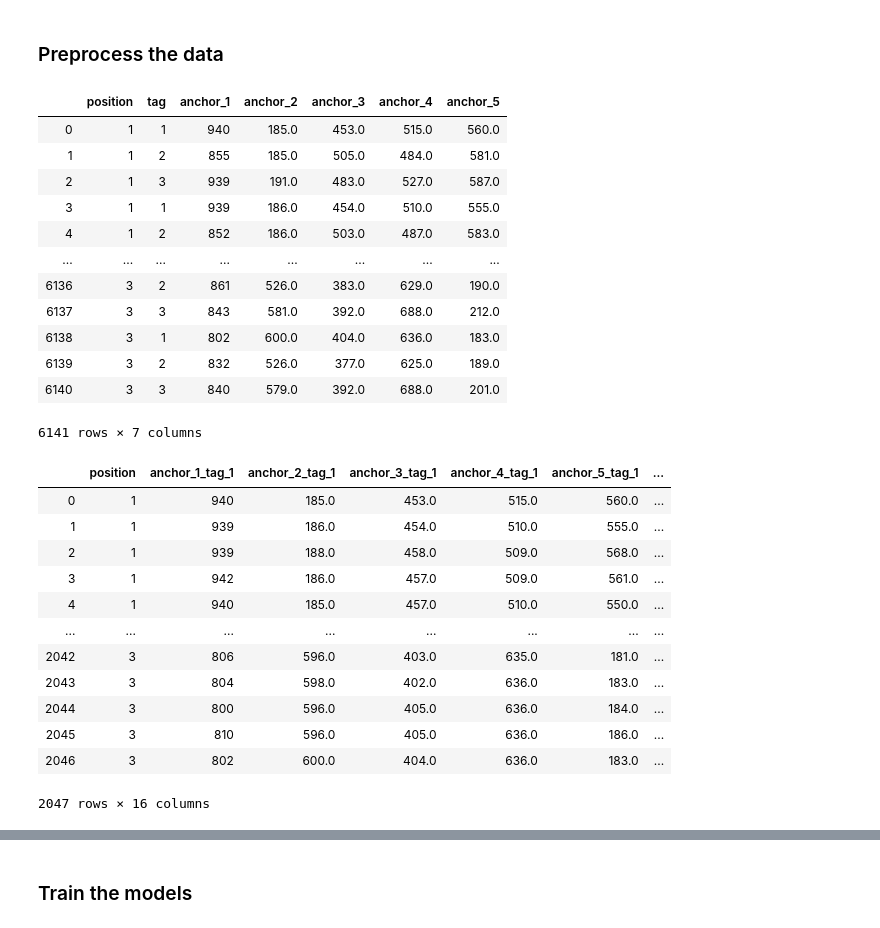
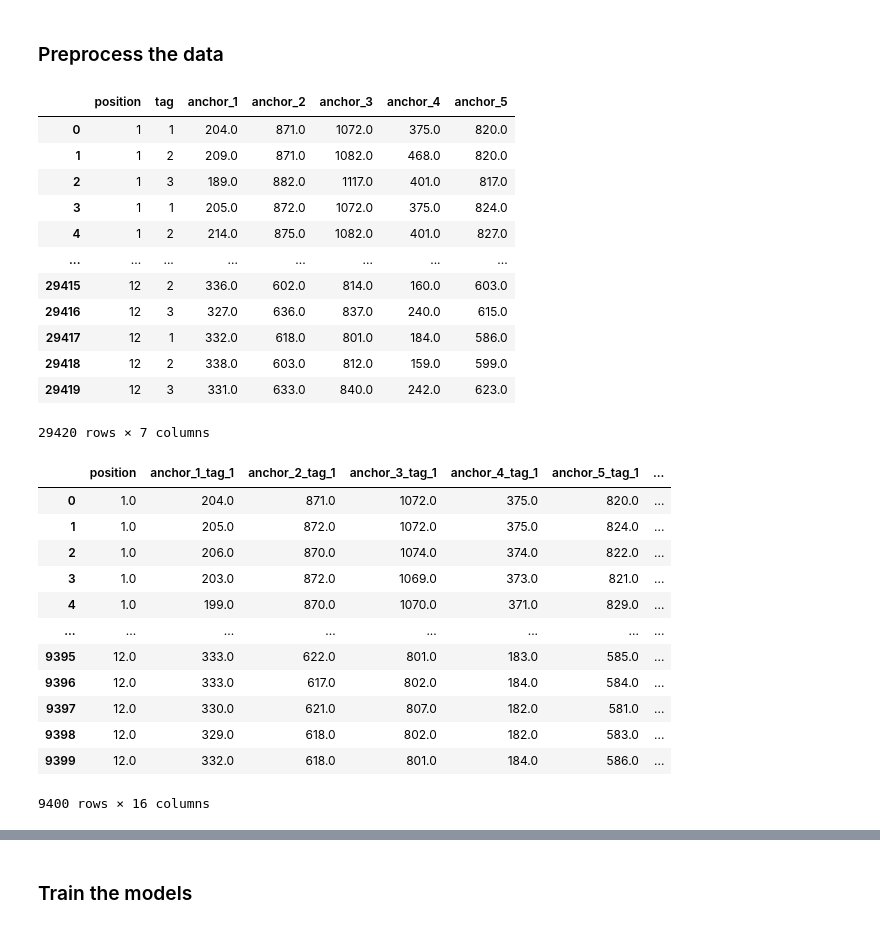
Before and after one commit to shariqak14/indoor_localization, a Jupyter notebook: indoor_localization.ipynb, the cells around one changed output, grey strips where cells are left out. Saved outputs shown, nothing was run; the diff lists cells and outputs as text; code cells hidden in the pictures.

```diff
--- a/indoor_localization.ipynb
+++ b/indoor_localization.ipynb
@@ -56,38 +56,43 @@ The lab_black extension is already loaded. To reload it, use:
 ### Preprocess the data
 # %%
 data = (
-    pd.read_csv("position_logs.csv")
-    .query("marker % 2 == 0 and marker < 6")
+    pd.read_csv("position_log_v2.csv")
+    .query("marker % 2 == 0")
+    .drop(["x", "y", "z", "anchors", "time"], axis=1)
     .reset_index(drop=True)
 )
 
-data.marker = data.marker.map({j: i + 1 for i, j in enumerate(data.marker.unique())})
+data["tag"] = data["tag"].replace(52630, 3)
+
+data["marker"] = data["marker"].map(
+    {j: i + 1 for i, j in enumerate(data.marker.unique())}
+)
 
 data.columns = [
     "position",
     "tag",
     "anchor_1",
     "anchor_2",
     "anchor_3",
     "anchor_4",
     "anchor_5",
 ]
 
 data
 # %% [output]
 |  | position | tag | anchor_1 | anchor_2 | anchor_3 | anchor_4 | anchor_5 |
-| 0 | 1 | 1 | 940 | 185.0 | 453.0 | 515.0 | 560.0 |
-| 1 | 1 | 2 | 855 | 185.0 | 505.0 | 484.0 | 581.0 |
-| 2 | 1 | 3 | 939 | 191.0 | 483.0 | 527.0 | 587.0 |
-| 3 | 1 | 1 | 939 | 186.0 | 454.0 | 510.0 | 555.0 |
-| 4 | 1 | 2 | 852 | 186.0 | 503.0 | 487.0 | 583.0 |
+| 0 | 1 | 1 | 204.0 | 871.0 | 1072.0 | 375.0 | 820.0 |
+| 1 | 1 | 2 | 209.0 | 871.0 | 1082.0 | 468.0 | 820.0 |
+| 2 | 1 | 3 | 189.0 | 882.0 | 1117.0 | 401.0 | 817.0 |
+| 3 | 1 | 1 | 205.0 | 872.0 | 1072.0 | 375.0 | 824.0 |
+| 4 | 1 | 2 | 214.0 | 875.0 | 1082.0 | 401.0 | 827.0 |
 | ... | ... | ... | ... | ... | ... | ... | ... |
-| 6136 | 3 | 2 | 861 | 526.0 | 383.0 | 629.0 | 190.0 |
-| 6137 | 3 | 3 | 843 | 581.0 | 392.0 | 688.0 | 212.0 |
-| 6138 | 3 | 1 | 802 | 600.0 | 404.0 | 636.0 | 183.0 |
-| 6139 | 3 | 2 | 832 | 526.0 | 377.0 | 625.0 | 189.0 |
-| 6140 | 3 | 3 | 840 | 579.0 | 392.0 | 688.0 | 201.0 |
+| 29415 | 12 | 2 | 336.0 | 602.0 | 814.0 | 160.0 | 603.0 |
+| 29416 | 12 | 3 | 327.0 | 636.0 | 837.0 | 240.0 | 615.0 |
+| 29417 | 12 | 1 | 332.0 | 618.0 | 801.0 | 184.0 | 586.0 |
+| 29418 | 12 | 2 | 338.0 | 603.0 | 812.0 | 159.0 | 599.0 |
+| 29419 | 12 | 3 | 331.0 | 633.0 | 840.0 | 242.0 | 623.0 |
-6141 rows × 7 columns
+29420 rows × 7 columns
 # %%
 position = data.query("tag == 1").loc[:, ["position"]].reset_index(drop=True)
 
@@ -111,16 +116,16 @@ data = position.join([data_tag_1, data_tag_2, data_tag_3])
 data
 # %% [output]
 |  | position | anchor_1_tag_1 | anchor_2_tag_1 | anchor_3_tag_1 | anchor_4_tag_1 | anchor_5_tag_1 | ... |
-| 0 | 1 | 940 | 185.0 | 453.0 | 515.0 | 560.0 | ... |
-| 1 | 1 | 939 | 186.0 | 454.0 | 510.0 | 555.0 | ... |
-| 2 | 1 | 939 | 188.0 | 458.0 | 509.0 | 568.0 | ... |
-| 3 | 1 | 942 | 186.0 | 457.0 | 509.0 | 561.0 | ... |
-| 4 | 1 | 940 | 185.0 | 457.0 | 510.0 | 550.0 | ... |
+| 0 | 1.0 | 204.0 | 871.0 | 1072.0 | 375.0 | 820.0 | ... |
+| 1 | 1.0 | 205.0 | 872.0 | 1072.0 | 375.0 | 824.0 | ... |
+| 2 | 1.0 | 206.0 | 870.0 | 1074.0 | 374.0 | 822.0 | ... |
+| 3 | 1.0 | 203.0 | 872.0 | 1069.0 | 373.0 | 821.0 | ... |
+| 4 | 1.0 | 199.0 | 870.0 | 1070.0 | 371.0 | 829.0 | ... |
 | ... | ... | ... | ... | ... | ... | ... | ... |
-| 2042 | 3 | 806 | 596.0 | 403.0 | 635.0 | 181.0 | ... |
-| 2043 | 3 | 804 | 598.0 | 402.0 | 636.0 | 183.0 | ... |
-| 2044 | 3 | 800 | 596.0 | 405.0 | 636.0 | 184.0 | ... |
-| 2045 | 3 | 810 | 596.0 | 405.0 | 636.0 | 186.0 | ... |
-| 2046 | 3 | 802 | 600.0 | 404.0 | 636.0 | 183.0 | ... |
+| 9395 | 12.0 | 333.0 | 622.0 | 801.0 | 183.0 | 585.0 | ... |
+| 9396 | 12.0 | 333.0 | 617.0 | 802.0 | 184.0 | 584.0 | ... |
+| 9397 | 12.0 | 330.0 | 621.0 | 807.0 | 182.0 | 581.0 | ... |
+| 9398 | 12.0 | 329.0 | 618.0 | 802.0 | 182.0 | 583.0 | ... |
+| 9399 | 12.0 | 332.0 | 618.0 | 801.0 | 184.0 | 586.0 | ... |
-2047 rows × 16 columns
+9400 rows × 16 columns
 # %%
```
Also changed, not shown: parts of 46 cells of this notebook, 3 other files.
